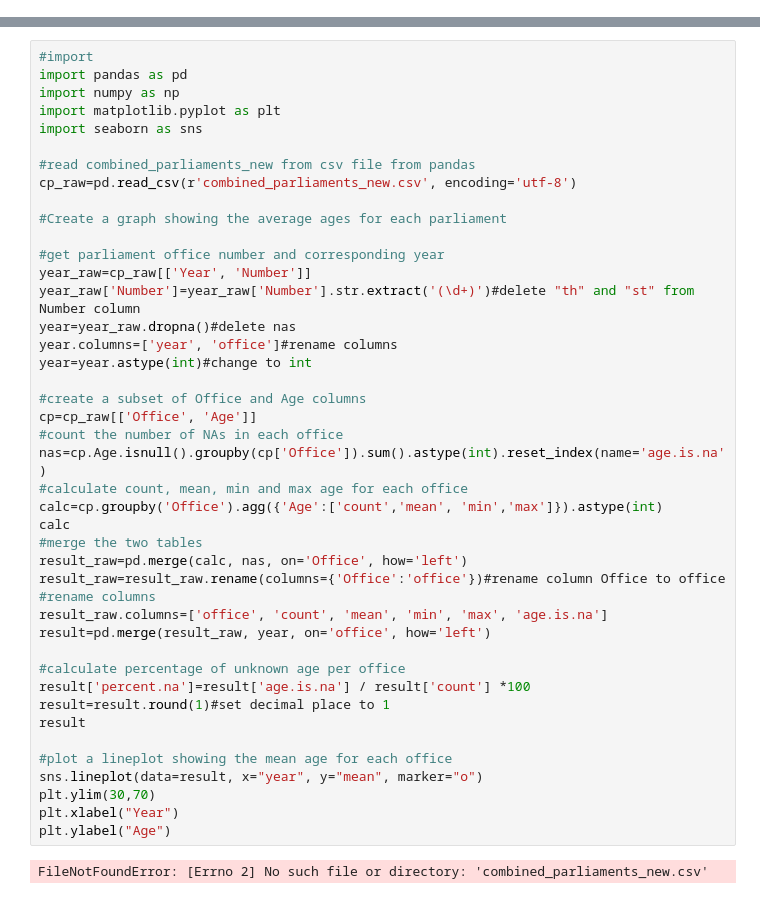
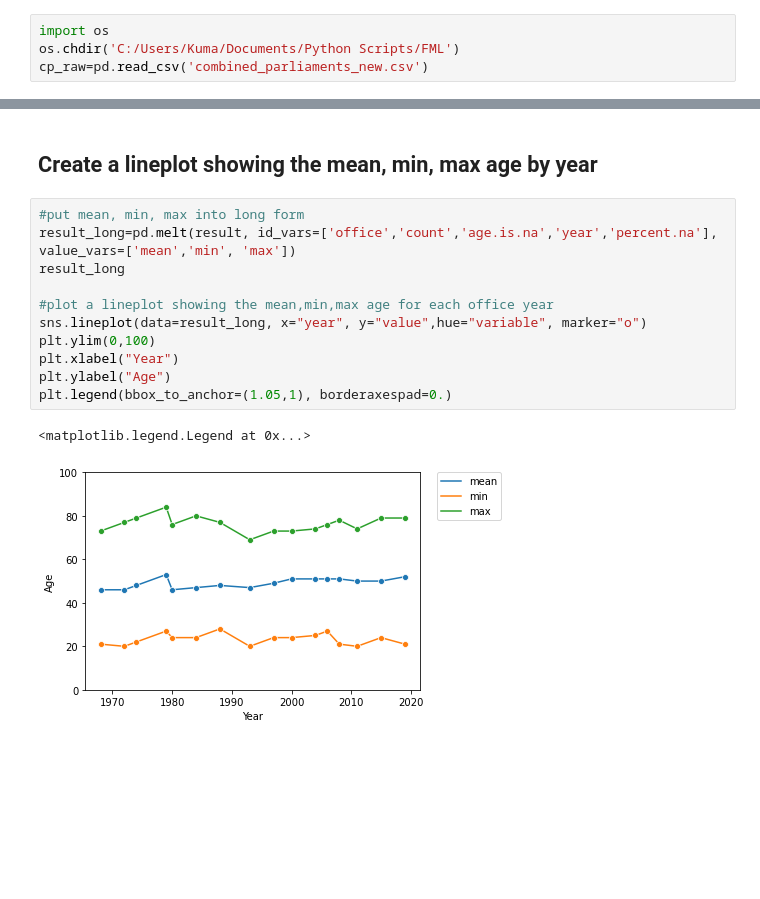
Before and after one commit to hirephd-org/FML2021, a Jupyter notebook: Momo_FML_parliament_age_graph.ipynb, the cells around one changed output, grey strips where cells are left out. Saved outputs shown, nothing was run; the diff lists cells and outputs as text; blank space fills up the shorter version.

Commit message:
updated age graph file

```diff
--- a/Momo_FML_parliament_age_graph.ipynb
+++ b/Momo_FML_parliament_age_graph.ipynb
@@ -0,0 +12,4 @@
+# %%
+import os
+os.chdir('C:/Users/Kuma/Documents/Python Scripts/FML')
+cp_raw=pd.read_csv('combined_parliaments_new.csv')
@@ -1,45 +141,16 @@
+# %% [markdown]
+## Create a lineplot showing the mean, min, max age by year
 # %%
-#import
-import pandas as pd
-import numpy as np
-import matplotlib.pyplot as plt
-import seaborn as sns
+#put mean, min, max into long form
+result_long=pd.melt(result, id_vars=['office','count','age.is.na','year','percent.na'], value_vars=['mean','min', 'max'])
+result_long
 
-#read combined_parliaments_new from csv file from pandas
-cp_raw=pd.read_csv(r'combined_parliaments_new.csv', encoding='utf-8')
-
-#Create a graph showing the average ages for each parliament
-
-#get parliament office number and corresponding year
-year_raw=cp_raw[['Year', 'Number']]
-year_raw['Number']=year_raw['Number'].str.extract('(\d+)')#delete "th" and "st" from Number column
-year=year_raw.dropna()#delete nas
-year.columns=['year', 'office']#rename columns
-year=year.astype(int)#change to int
-
-#create a subset of Office and Age columns
-cp=cp_raw[['Office', 'Age']]
-#count the number of NAs in each office
-nas=cp.Age.isnull().groupby(cp['Office']).sum().astype(int).reset_index(name='age.is.na')
-#calculate count, mean, min and max age for each office
-calc=cp.groupby('Office').agg({'Age':['count','mean', 'min','max']}).astype(int)
-calc
-#merge the two tables
-result_raw=pd.merge(calc, nas, on='Office', how='left')
-result_raw=result_raw.rename(columns={'Office':'office'})#rename column Office to office
-#rename columns
-result_raw.columns=['office', 'count', 'mean', 'min', 'max', 'age.is.na']
-result=pd.merge(result_raw, year, on='office', how='left')
-
-#calculate percentage of unknown age per office
-result['percent.na']=result['age.is.na'] / result['count'] *100
-result=result.round(1)#set decimal place to 1
-result
-
-#plot a lineplot showing the mean age for each office
-sns.lineplot(data=result, x="year", y="mean", marker="o")
-plt.ylim(30,70)
+#plot a lineplot showing the mean,min,max age for each office year
+sns.lineplot(data=result_long, x="year", y="value",hue="variable", marker="o")
+plt.ylim(0,100)
 plt.xlabel("Year")
 plt.ylabel("Age")
+plt.legend(bbox_to_anchor=(1.05,1), borderaxespad=0.)
 # %% [output]
-FileNotFoundError: [Errno 2] No such file or directory: 'combined_parliaments_new.csv'
+<matplotlib.legend.Legend at 0x...>
+[figure, added]
```
Also changed, not shown: parts of 14 cells of this notebook.
